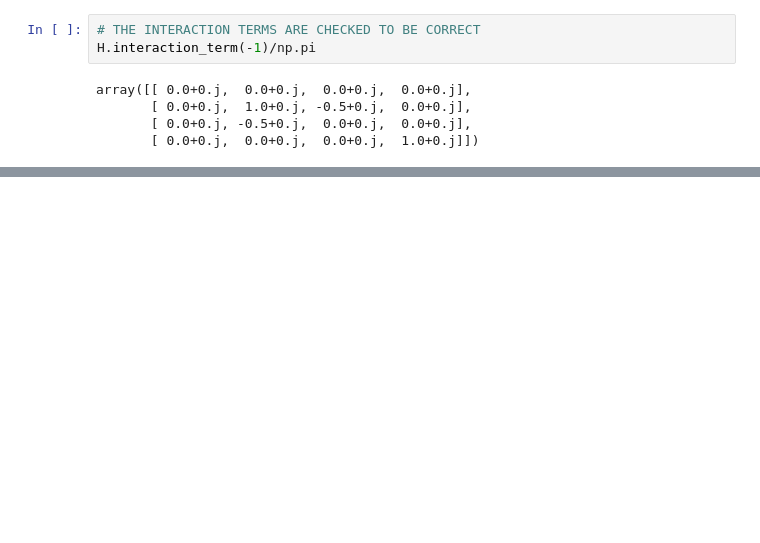
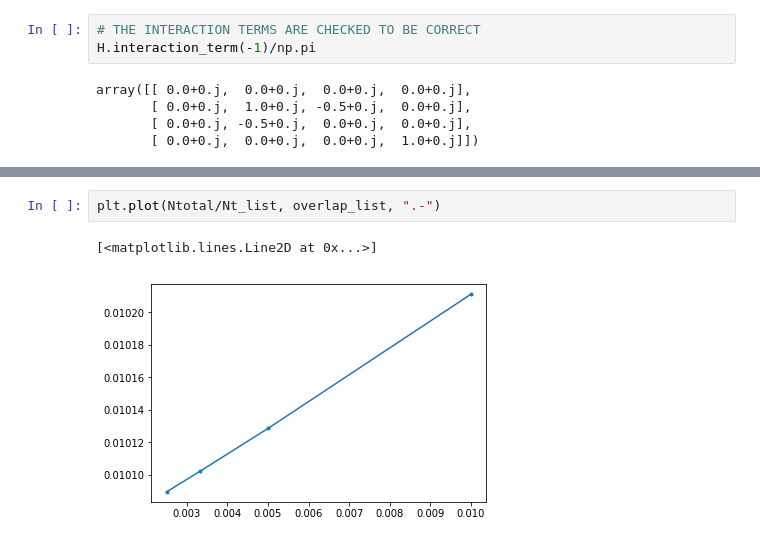
Before and after one commit to juanjosegarciaripoll/seemps, a Jupyter notebook: old/File 4a - Time evolution - TEBD.ipynb, the cells around one changed output, grey strips where cells are left out. Saved outputs shown, nothing was run; the diff lists cells and outputs as text; blank space fills up the shorter version.

```diff
--- a/old/File 4a - Time evolution - TEBD.ipynb
+++ b/old/File 4a - Time evolution - TEBD.ipynb
@@ -418 +541,6 @@ overlap_list
+# %%
+plt.plot(Ntotal/Nt_list, overlap_list, ".-")
+# %% [output]
+[<matplotlib.lines.Line2D at 0x...>]
+[figure, added]
 # %%
```
Also changed, not shown: parts of 12 cells of this notebook, 3 other files.
